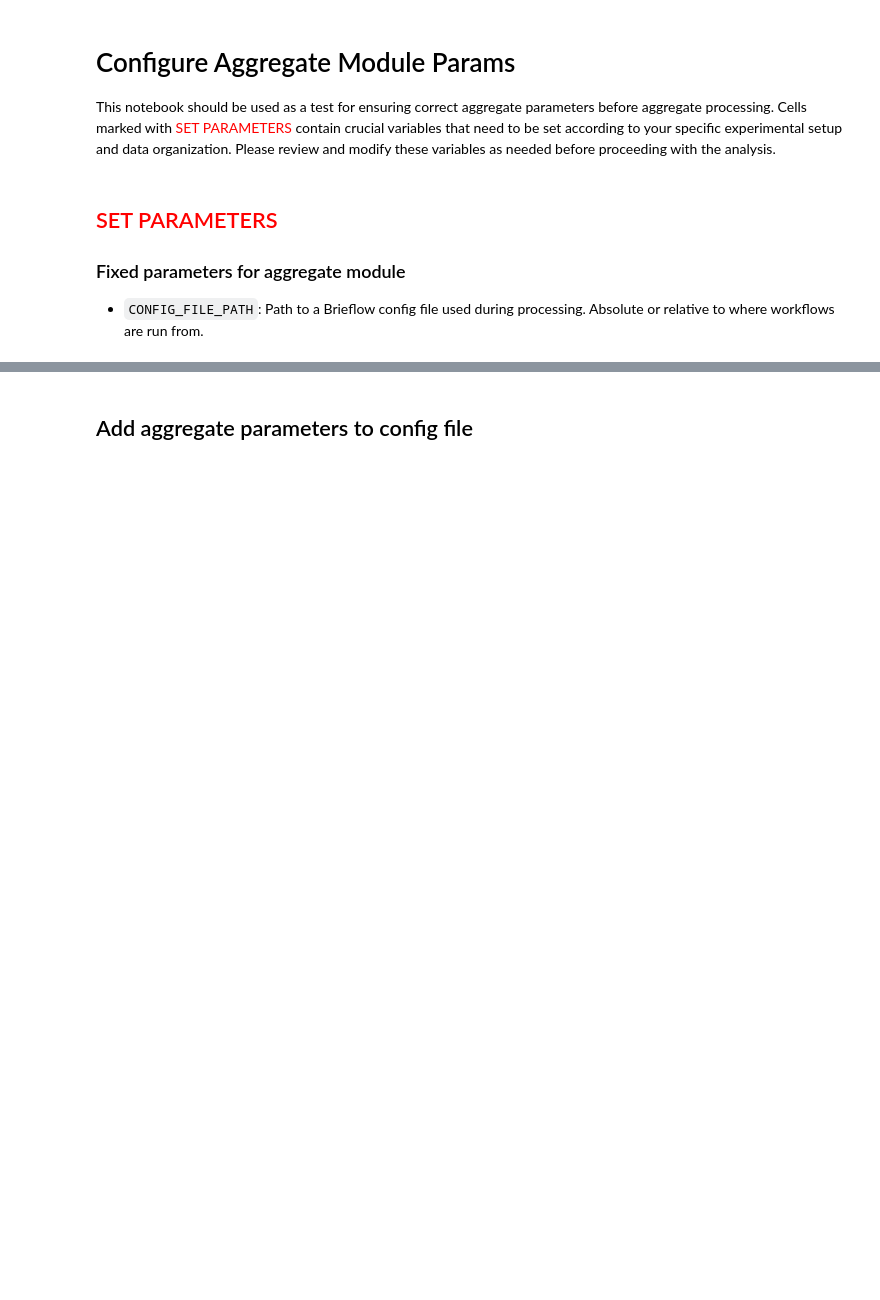
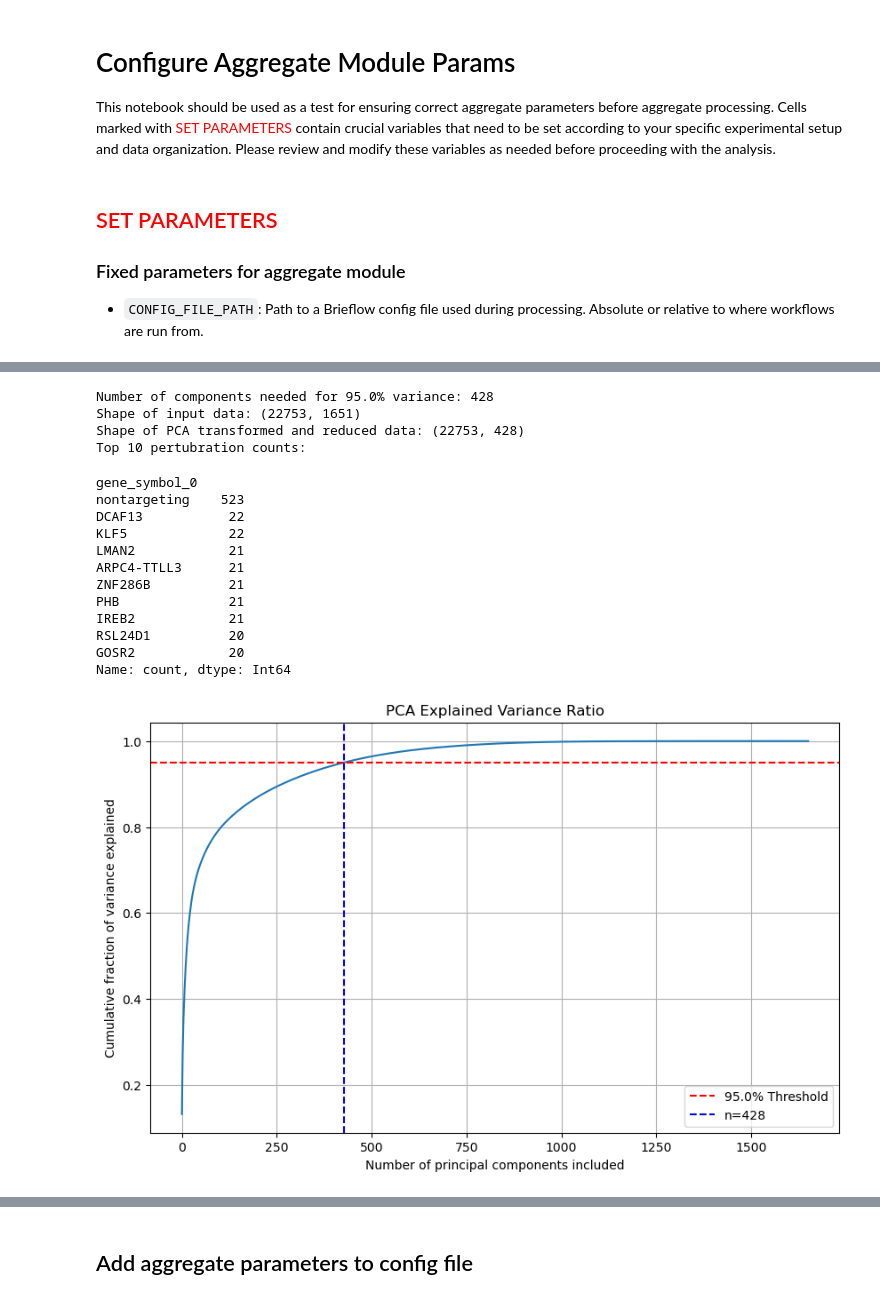
Before and after one commit to cheeseman-lab/brieflow-analysis, a Jupyter notebook: analysis/7.configure_aggregate_params.ipynb, the cells around one changed output, grey strips where cells are left out. Cells and saved outputs as stored; diff of their text form; code cells hidden in the pictures; blank space fills up the shorter version.

```diff
--- a/analysis/7.configure_aggregate_params.ipynb
+++ b/analysis/7.configure_aggregate_params.ipynb
@@ -76,0 +165,15 @@ Loaded 50000 cells with 1684 features
+# %%
+FEATURE_START_IDX = 17
+DROP_COLS_THRESHOLD = 0.1
+# %%
+missing_values_filtered = missing_values_filter(
+    perturbation_filtered, FEATURE_START_IDX, drop_cols_threshold=DROP_COLS_THRESHOLD
+)
+
+# Load channel names
+channel_names = config["phenotype"]["channel_names"]
+intensity_filtered = intensity_filter(
+    perturbation_filtered, FEATURE_START_IDX, channel_names
+)
+
+intensity_filtered
@@ -76,0 +202,27 @@ Loaded 50000 cells with 1684 features
+# %%
+BATCH_COLS = ["plate", "well"]
+# %%
+features, metadata = prepare_alignment_data(missing_values_filtered, BATCH_COLS, FEATURE_START_IDX)
+
+pca_df_threshold, n_components, pca, fig = pca_variance_plot(features, variance_threshold=0.95)
+
+print("Top 10 pertubration counts:")
+metadata[PERTURBATION_NAME_COL].value_counts()[:10]
+# %% [output]
+Number of components needed for 95.0% variance: 428
+Shape of input data: (22753, 1651)
+Shape of PCA transformed and reduced data: (22753, 428)
+Top 10 pertubration counts:
+gene_symbol_0
+nontargeting    523
+DCAF13           22
+KLF5             22
+LMAN2            21
+ARPC4-TTLL3      21
+ZNF286B          21
+PHB              21
+IREB2            21
+RSL24D1          20
+GOSR2            20
+Name: count, dtype: Int64
+[figure, added]
```
Also changed, not shown: parts of 14 cells of this notebook, 1 other file.
